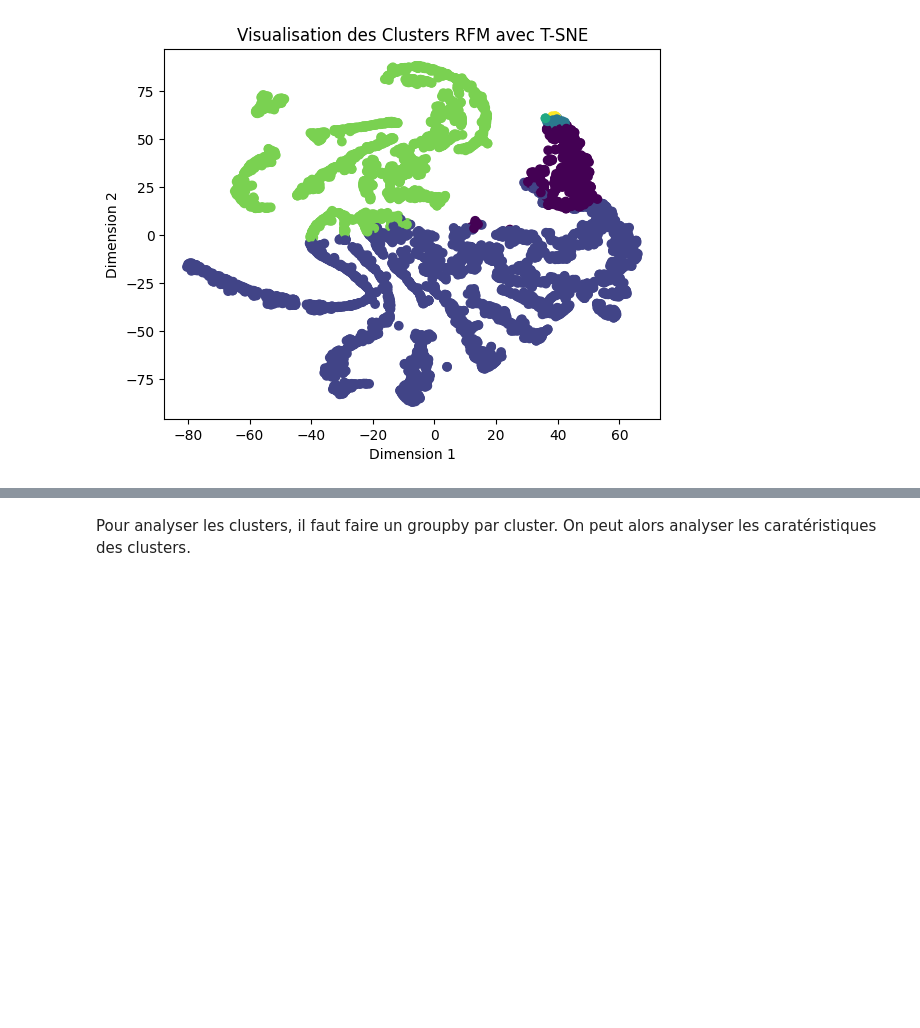
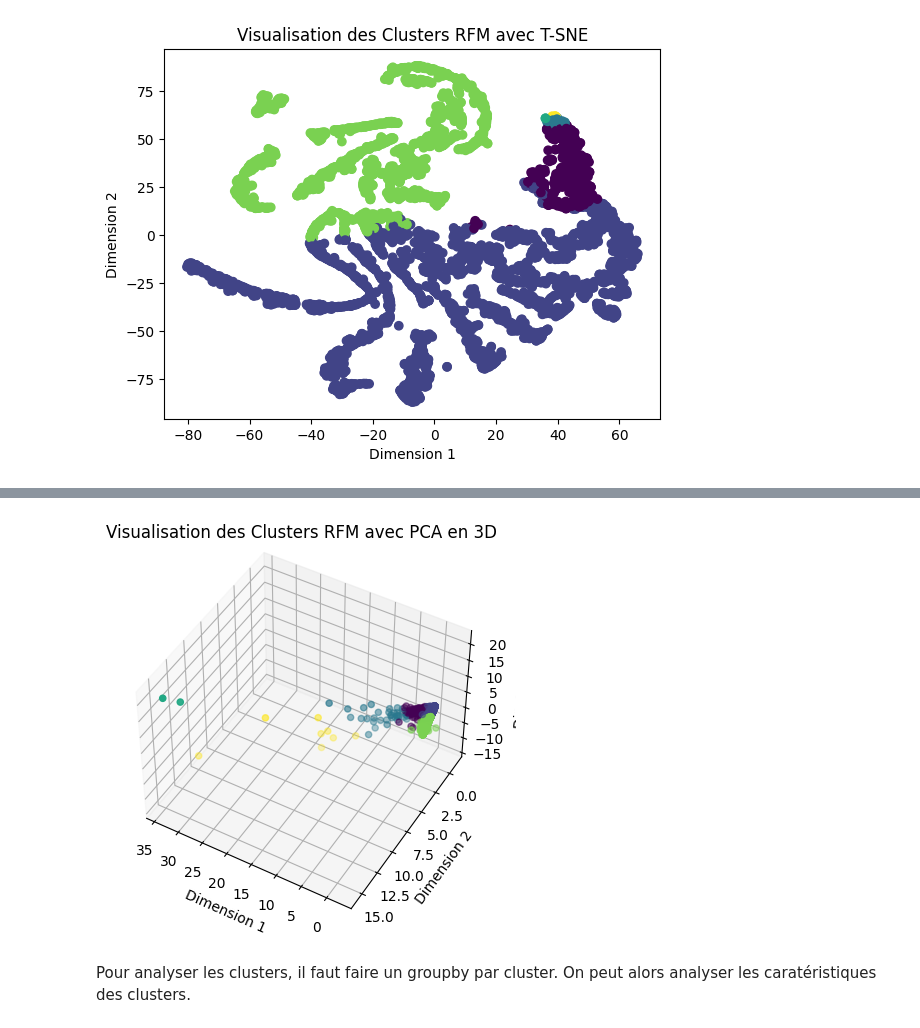
Before and after one commit to Shadume/Online_Retail-Customer_segmentation, a Jupyter notebook: RFM_clustering.ipynb, the cells around one changed output, grey strips where cells are left out. Cells and saved outputs as stored; diff of their text form; code cells hidden in the pictures; blank space fills up the shorter version.

```diff
--- a/RFM_clustering.ipynb
+++ b/RFM_clustering.ipynb
@@ -143,3 +164,18 @@ plt.show()
+# %%
+fig = plt.figure()
+ax = fig.add_subplot(111, projection='3d')
+ax.scatter(pca_data[:, 0], pca_data[:, 1], pca_data[:, 2], c=clusters, cmap='viridis')
+ax.set_title("Visualisation des Clusters RFM avec PCA en 3D")
+ax.set_xlabel("Dimension 1")
+ax.set_ylabel("Dimension 2")
+ax.set_zlabel("Dimension 3")
+
+# Ajuster les angles de vue
+ax.view_init(elev=45, azim=120)
+
+plt.show()
+# %% [output]
+[figure, added]
 # %% [markdown]
 Pour analyser les clusters, il faut faire un groupby par cluster. On peut alors analyser les caratéristiques des clusters.
 # %% [markdown]
```
Also changed, not shown: parts of 2 cells of this notebook, 1 other file.
